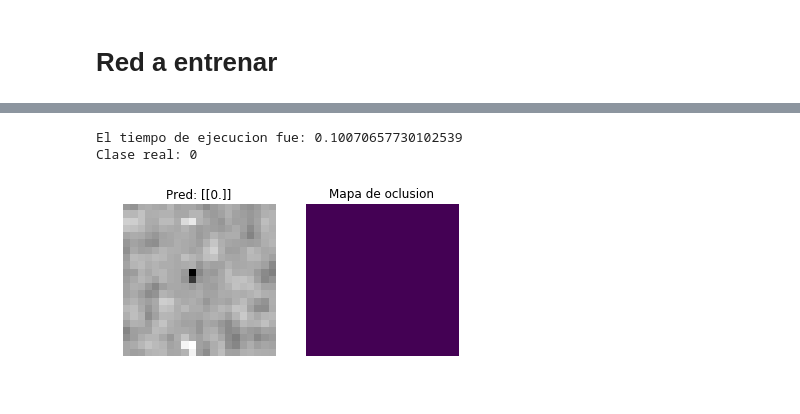
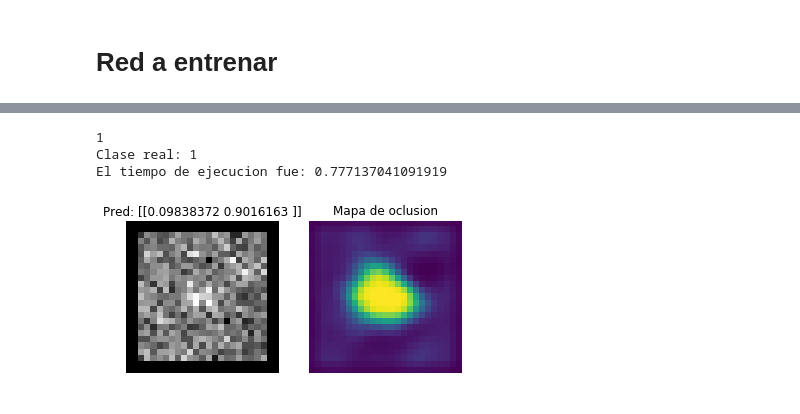
Before and after one commit to thBate/Proyecto-EL4106-, a Jupyter notebook: mapas_oclusion.ipynb, the cells around one changed output, grey strips where cells are left out. Saved outputs shown, nothing was run; the diff lists cells and outputs as text; code cells hidden in the pictures.

```diff
--- a/mapas_oclusion.ipynb
+++ b/mapas_oclusion.ipynb
@@ -89,3 +86,6 @@ num=80000
+# %%
+#prcesamiento de datos
+num=99000
 # %%
 #Es importante hacerle el zero padding para tener mejor desempeño en una posible red convolucional
 #Así también los mapas de oclusión habrán sido calculados con la misma cantidad de 'tapadas' para cada pixel
@@ -332,20 +390,20 @@ def post_process(heatmap):
 # %%
 #### This is the meat of the program. It generates the heatmap for the given image location ####
 #### Las imagenes seran sacadas del conjunto de test, tenerlo corrido antes de ejecutar
-def gen_heatmap(num, boxsize=2, step=1, verbose=True, savetodisk=False):
+def gen_heatmap(num, boxsize=3, step=1, verbose=True, savetodisk=False):
 
     # load up image
-    img=x_test[num]
-    if verbose:
-        plt.imshow(img); plt.axis("off")
-        plt.show()
+    img=datos_proce1[num]
+   # if verbose:
+   #     plt.imshow(img); plt.axis("off")
+  #      plt.show()
 
     # classify image (w/o occlusions)
     model = classifier
-    preds = model.predict(x_test[num:num+1])
-    correct_class_index = np.argmax(preds[0])
+    #preds = model.predict(datos_proce1[num:num+1])
+    correct_class_index = np.argmax(labels_proce[num])#####
 
-    correct_class_label = y_test[num]
+    correct_class_label = labels_proce[num]
     if verbose:
         print(correct_class_label)
 
@@ -369,12 +427,12 @@ def gen_heatmap(num, boxsize=2, step=1, verbose=True, savetodisk=False):
             for i in range(x.shape[0]):
                 score = op[i][correct_class_index]
                 r,c = locations[i]
-                scoremap = np.zeros((21,21))
+                scoremap = np.zeros((25,25))
                 scoremap[r : r+occ.boxsize, c : c+occ.boxsize] = score
                 heatmap.append(scoremap)
 
-            if verbose:
-                print('..minibatch completed')
+           # if verbose:
+            #    print('..minibatch completed')
         else:
             break
 
@@ -397,27 +440,28 @@ def reformat(input):
 # %%
 # run the program on image
-nume=0
+nume=18888
 
 tiempo_inicial = time()
-print('El tiempo de ejecucion fue:',tiempo_ejecucion)
-heatmapList, index, label = gen_heatmap(nume,verbose=False)
-print('Clase real: '+str(y_test[nume]))
+
+heatmapList, index, label = gen_heatmap(nume)
+print('Clase real: '+str(labels_proce[nume]))
 processed   = post_process(heatmapList)
 tiempo_final = time()
 tiempo_ejecucion = tiempo_final - tiempo_inicial
-
+print('El tiempo de ejecucion fue:',tiempo_ejecucion)
 
 
 %matplotlib inline
-img = x_test[nume]
+img = datos_proce[nume]
 plt.subplot(121)
 plt.imshow(img[:,:,3],cmap="gray"); plt.axis("off")
-plt.title("Pred: "+str(classifier.predict(x_test[nume:nume+1])))
+plt.title("Pred: "+str(classifier.predict(datos_proce1[nume:nume+1])))
 plt.subplot(122)
 plt.imshow(processed); plt.axis("off")
 plt.title('Mapa de oclusion')
 plt.show()
 # %% [output]
-El tiempo de ejecucion fue: 0.10070657730102539
-Clase real: 0
+1
+Clase real: 1
+El tiempo de ejecucion fue: 0.777137041091919
-[figure, old version]
+[figure, new version]
```
Also changed, not shown: parts of 23 cells of this notebook.
